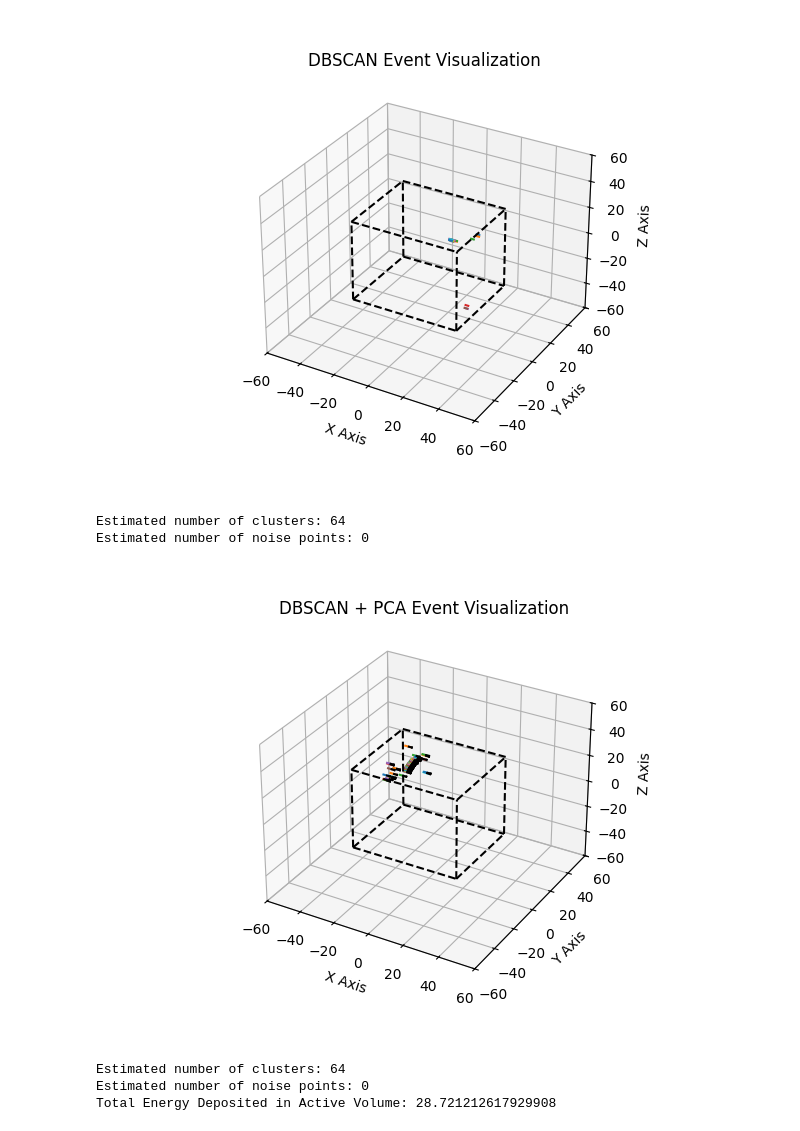
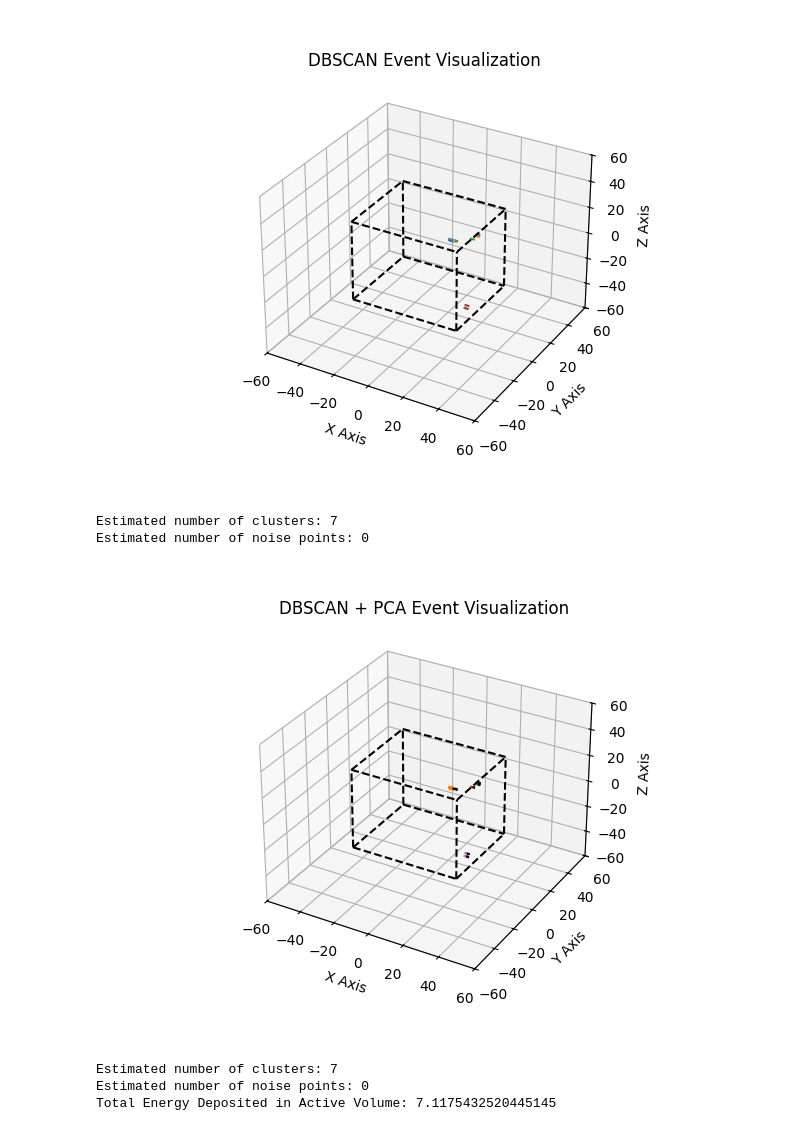
Before and after one commit to vaccarojohn/SNeNDSim, a Jupyter notebook: detectorsim/signal/signal_segment_visualizer.ipynb, the cells around one changed output. Cells and saved outputs as stored; diff of their text form; code cells hidden in the pictures.

```diff
--- a/detectorsim/signal/signal_segment_visualizer.ipynb
+++ b/detectorsim/signal/signal_segment_visualizer.ipynb
@@ -310,8 +310,8 @@ ax = fig.add_subplot(111, projection='3d')
 plt.title('DBSCAN + PCA Event Visualization')
 
 # DBSCAN parameters
-EPSILON = 0.49
-MIN_SAMPLES = 6
+EPSILON = 0.7
+MIN_SAMPLES = 3
 dbscan = DBSCAN(eps=EPSILON, min_samples=MIN_SAMPLES)
 
 db = dbscan.fit(np.column_stack((hit_x, event_pixel_hits['hit y'], event_pixel_hits['hit z'])))
@@ -339,35 +339,35 @@ for k, col in zip(unique_labels, colors):
         markerfacecolor=tuple(col),
         markersize=1,
     )
 
     # Initialize PCA for each cluster
     pca = PCA(n_components=1)
     pca.fit(np.column_stack((hit_x[class_member_mask], event_pixel_hits[class_member_mask]['hit y'], event_pixel_hits[class_member_mask]['hit z'])))
 
     for length, vector in zip(pca.explained_variance_, pca.components_):
         v = vector * 3 * np.sqrt(length)
         ax.quiver(pca.mean_[0], pca.mean_[1], pca.mean_[2], v[0], v[1], v[2], color='black')
 
 # Set limits to reflect detector geometry
 draw_boundaries(ax)
 ax.set_xlim(-60, 60)
 ax.set_ylim(-60, 60)
 ax.set_zlim(-60, 60)
 
 # Add labels
 ax.set_xlabel('X Axis')
 ax.set_ylabel('Y Axis')
 ax.set_zlabel('Z Axis')
 
 # Enable scroll to zoom with zoom_factory
 disconnect_zoom = zoom_factory(ax, base_scale=1.02)
 
 # Show the plot
 plt.show()
 # %% [output]
-Estimated number of clusters: 64
+Estimated number of clusters: 7
 Estimated number of noise points: 0
-[figure, old version]
+[figure, new version]
 # %%
 def inverseBirksModel(dQdx):
     a = physics_config['birks_model']['birks_ab'] / physics_config['material']['w']
@@ -375,8 +375,8 @@ def inverseBirksModel(dQdx):
     return dQdx / (a - b * dQdx)
 # %%
 # DBSCAN parameters
-EPSILON = 0.49
-MIN_SAMPLES = 6
+EPSILON = 0.7
+MIN_SAMPLES = 3
 dbscan = DBSCAN(eps=EPSILON, min_samples=MIN_SAMPLES)
 
 db = dbscan.fit(np.column_stack((hit_x, event_pixel_hits['hit y'], event_pixel_hits['hit z'])))
@@ -408,9 +408,9 @@ dEdx = inverseBirksModel(dQ / dx)
 dE = dx * dEdx
 print("Total Energy Deposited in Active Volume: " + str(np.sum(dE)))
 # %% [output]
-Estimated number of clusters: 64
+Estimated number of clusters: 7
 Estimated number of noise points: 0
-Total Energy Deposited in Active Volume: 28.721212617929908
+Total Energy Deposited in Active Volume: 7.1175432520445145
 # %%
 edepsim_results = np.load('../../edepsim/signal/graph_data/signal_segment_data.npz')
 print("Actual Energy Deposited in Active Volume: " + str(edepsim_results['aenergy'][event_id]))
```
Also changed, not shown: parts of 5 cells of this notebook, 8 other files.
